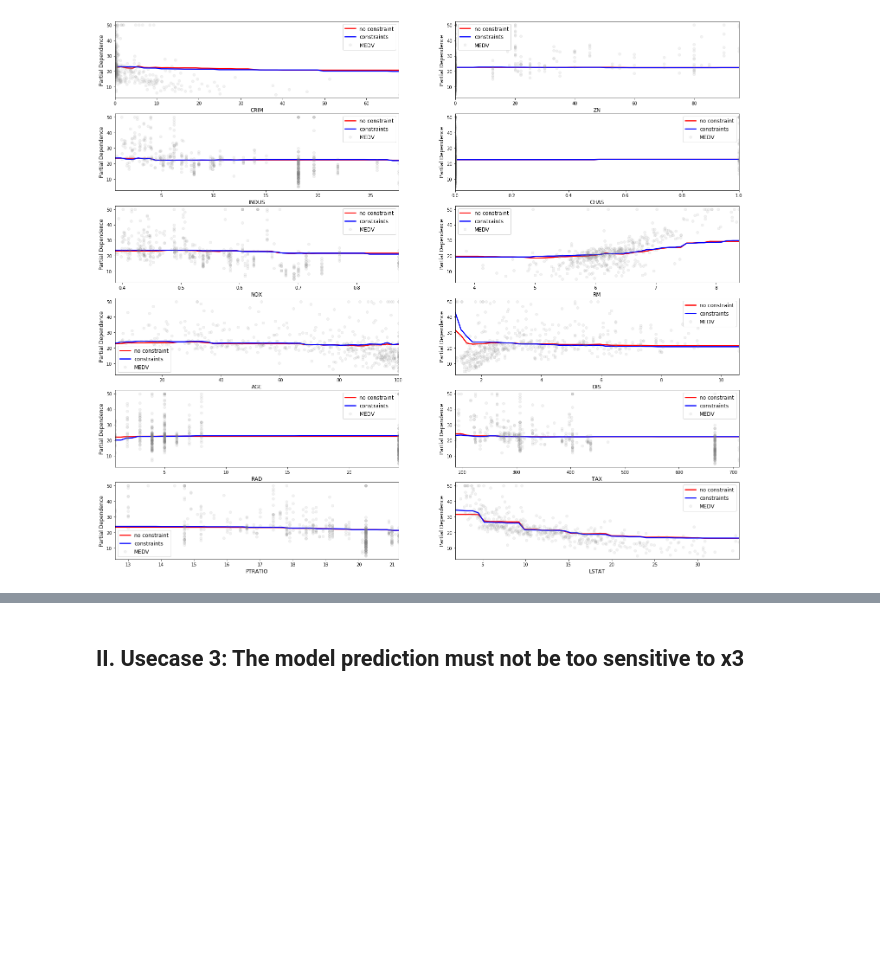
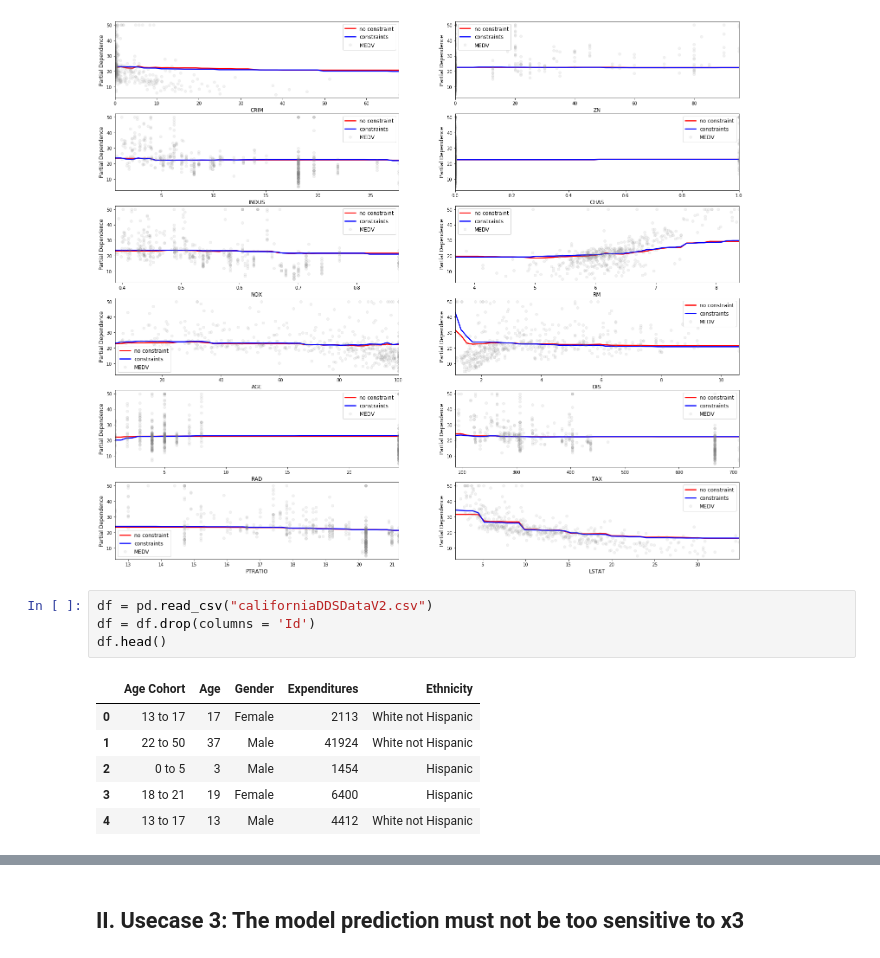
Before and after one commit to SaloniSaini02/Structural_AI_example, a Jupyter notebook: example_notebook.ipynb, the cells around one changed output, grey strips where cells are left out. Cells and saved outputs as stored; diff of their text form; blank space fills up the shorter version.

```diff
--- a/example_notebook.ipynb
+++ b/example_notebook.ipynb
@@ -262,3 +262,14 @@ for i, f in enumerate(features):
     axis.legend(handles, labels, loc = 'best', fontsize = 12)
 # %% [output]
 [figure]
+# %%
+df = pd.read_csv("californiaDDSDataV2.csv")
+df = df.drop(columns = 'Id')
+df.head()
+# %% [output]
+|  | Age Cohort | Age | Gender | Expenditures | Ethnicity |
+| 0 | 13 to 17 | 17 | Female | 2113 | White not Hispanic |
+| 1 | 22 to 50 | 37 | Male | 41924 | White not Hispanic |
+| 2 | 0 to 5 | 3 | Male | 1454 | Hispanic |
+| 3 | 18 to 21 | 19 | Female | 6400 | Hispanic |
+| 4 | 13 to 17 | 13 | Male | 4412 | White not Hispanic |
```
Also changed, not shown: parts of 8 cells of this notebook.
